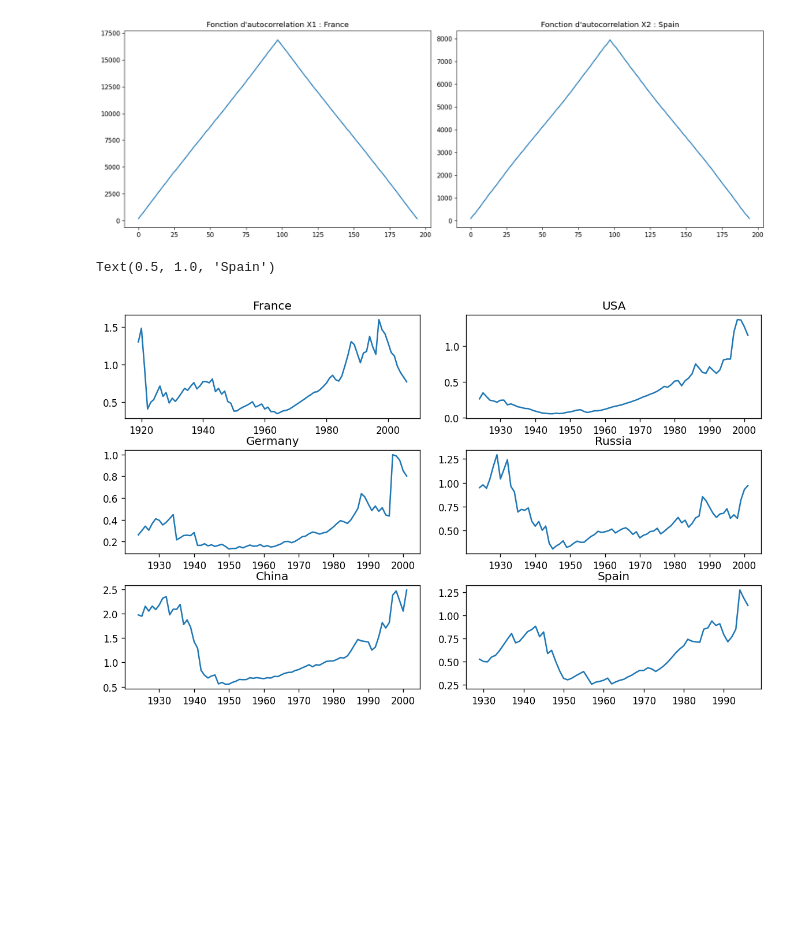
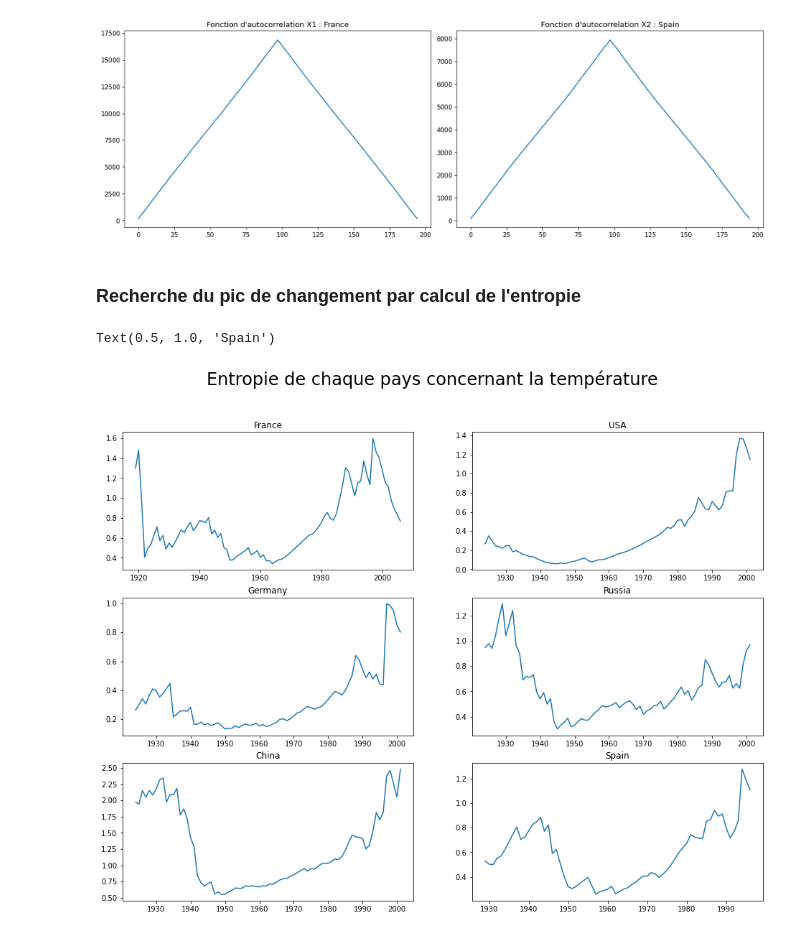
Before and after one commit to AntoineCOCHARD/DATA731-Country-temperature, a Jupyter notebook: proj.ipynb, the cells around one changed output. Cells and saved outputs as stored; diff of their text form; code cells hidden in the pictures; blank space fills up the shorter version.

```diff
--- a/proj.ipynb
+++ b/proj.ipynb
@@ -220,6 +212,8 @@ ax.set_title("Fonction d'autocorrelation X2 : Spain")
 # %% [output]
 Text(0.5, 1.0, "Fonction d'autocorrelation X2 : Spain")
 [figure]
+# %% [markdown]
+### Recherche du pic de changement par calcul de l'entropie
 # %%
 def entropie(mu1,mu2, si1, si2):
     return ((1/2) * ((mu1-mu2)**2) * (1/((si1**2)+(si2**2))) + (1/2) * (((si2**2)/(si1**2)) + ((si1**2)/(si2**2))) - 1)
@@ -245,24 +239,23 @@ def calc_entropie_max_globale(data, marge, ax):
 
     return [data[0][m], X[0:m].mean(), X[m:len(X)].mean()]
 # %%
-fig, axs = plt.subplots(3,2, figsize=(10,6))
-fig.tight_layout()
-
+fig, axs = plt.subplots(3,2, figsize=(16,12))
+plt.suptitle("Entropie de chaque pays concernant la température", fontsize=24)
 entro_france = calc_entropie_max_globale(np.array(data_france_years),5, axs[0,0])
 axs[0,0].set_title("France")
 entro_usa = calc_entropie_max_globale(np.array(data_usa_years),10, axs[0,1])
 axs[0,1].set_title("USA")
 entro_germany = calc_entropie_max_globale(np.array(data_germany_years),10, axs[1,0])
 axs[1,0].set_title("Germany")
 entro_russia = calc_entropie_max_globale(np.array(data_russia_years),10, axs[1,1])
 axs[1,1].set_title("Russia")
 entro_china = calc_entropie_max_globale(np.array(data_china_years),10, axs[2,0])
 axs[2,0].set_title("China")
 entro_spain = calc_entropie_max_globale(np.array(data_spain_years),15, axs[2,1])
 axs[2,1].set_title("Spain")
 # %% [output]
 Text(0.5, 1.0, 'Spain')
-[figure, old version]
+[figure, new version]
 # %%
 moyennes_france = [[france_years[0][1],int(entro_france[0]),int(entro_france[0]+1),france_years[0][len(france_years[0])-1]], [entro_france[1],entro_france[1],entro_france[2],entro_france[2]]]
 
```
Also changed, not shown: parts of 34 cells of this notebook, 1 other file.
